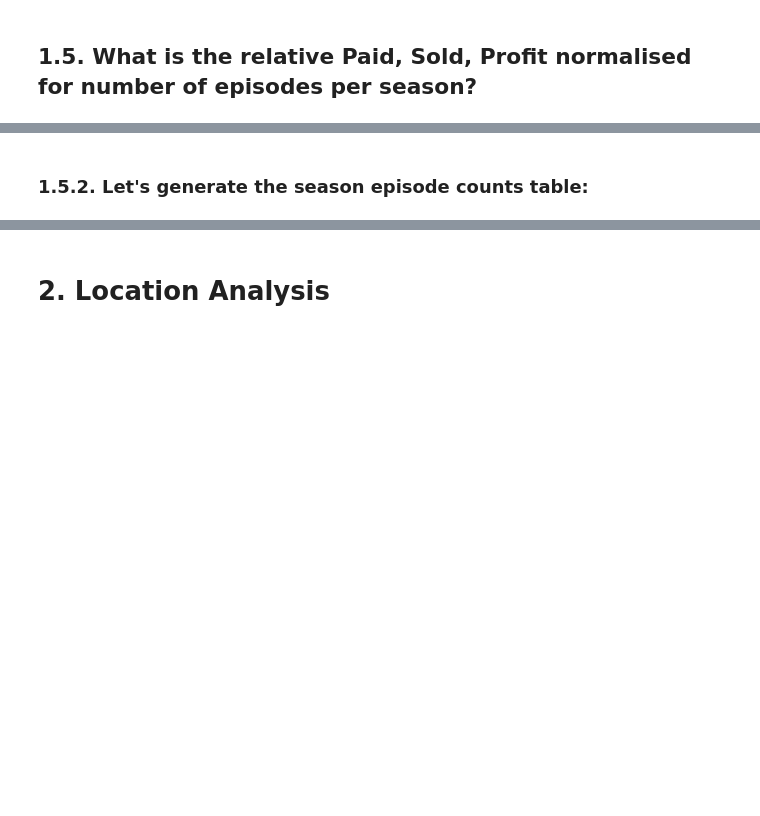
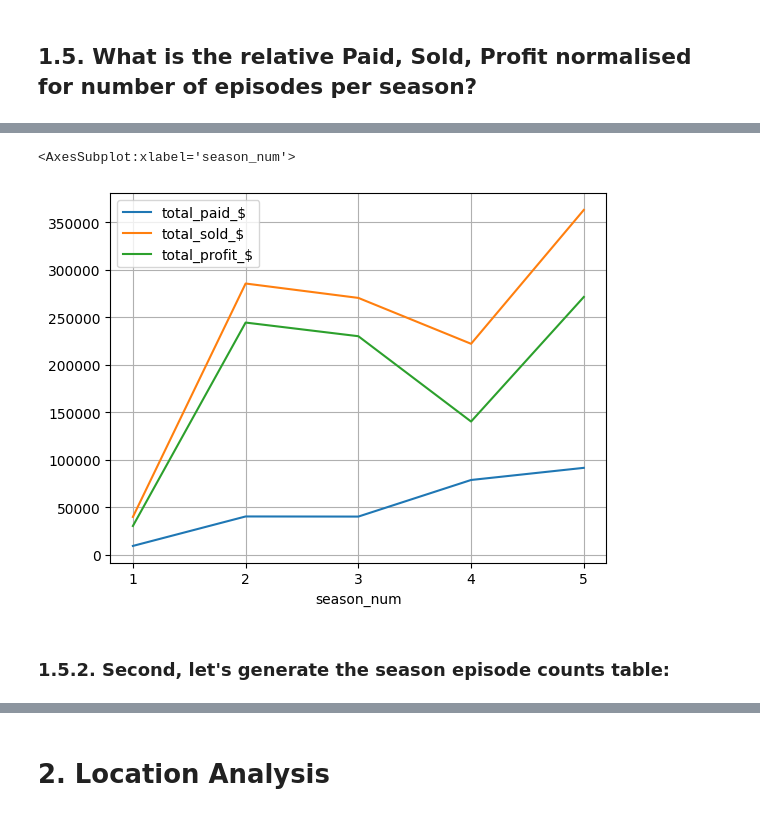
Before and after one commit to Joshua-Higgins-jp/Auction_Hunters_EDA, a Jupyter notebook: auction_hunters_eda.ipynb, the cells around one changed output, grey strips where cells are left out. Saved outputs shown, nothing was run; the diff lists cells and outputs as text; code cells hidden in the pictures; blank space fills up the shorter version.

Commit message:
financials structure sorted. most plots finished. just a few more bar plots to design

```diff
--- a/auction_hunters_eda.ipynb
+++ b/auction_hunters_eda.ipynb
@@ -832,3 +832,6 @@ plot_roi_with_without_outliers(df=average_roi_by_season_outliers_merged_df)
 # %%
-df_seasons_sum = df.groupby('season_num')[['paid_$', 'sold_$', 'profit_$']].sum()
-df_seasons_sum
+df_seasons_total = df.groupby('season_num')[['paid_$', 'sold_$', 'profit_$']].sum()
+df_seasons_total.rename(columns={'paid_$': 'total_paid_$',
+                                'sold_$': 'total_sold_$',
+                                'profit_$': 'total_profit_$'}, inplace=True)
+df_seasons_total
@@ -835,6 +846,9 @@ df_seasons_sum
 # %%
-df_seasons_sum.plot()
+df_seasons_total.plot(kind="line", grid=True, xticks=df_seasons_sum.index)
+# %% [output]
+<AxesSubplot:xlabel='season_num'>
+[figure, added]
 # %% [markdown]
-### 1.5.2. Let's generate the season episode counts table:
+### 1.5.2. Second, let's generate the season episode counts table:
 # %%
 season_episode_counts = df['season_num'].value_counts().sort_index()
```
Also changed, not shown: parts of 41 cells of this notebook.
